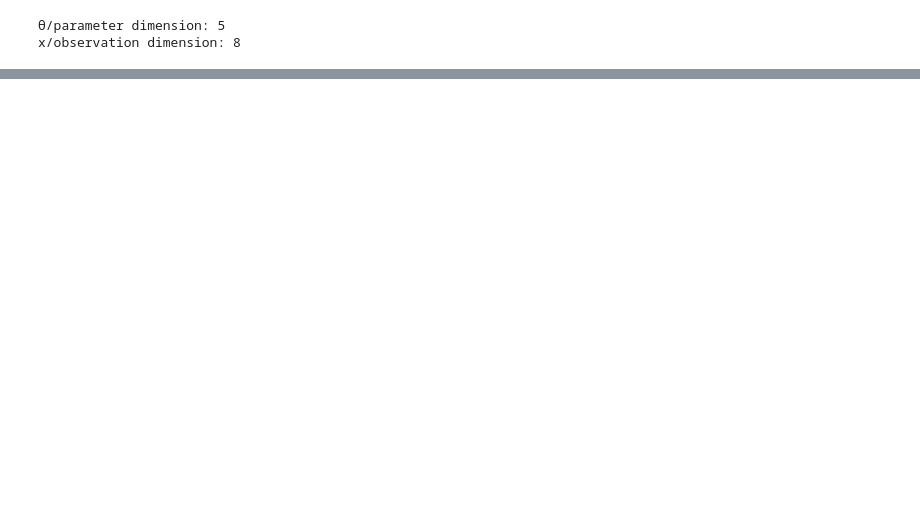
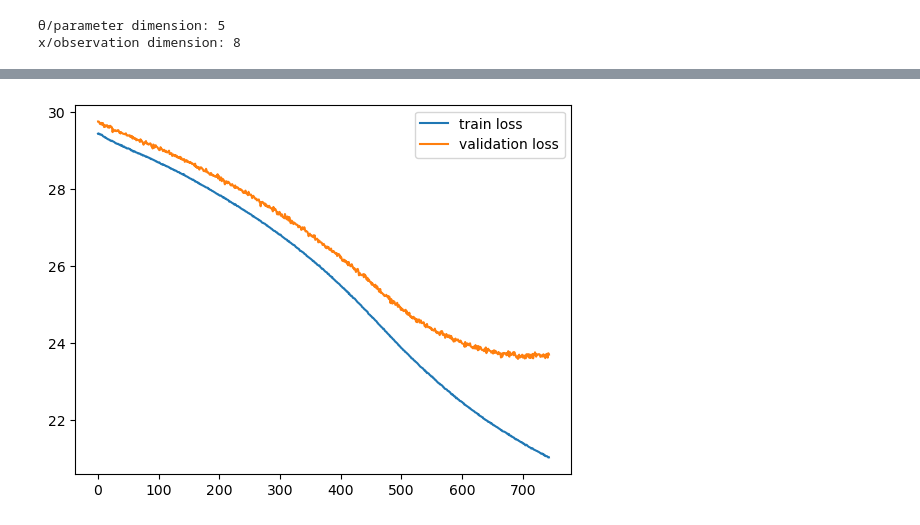
Before and after one commit to mackelab/sourcerer-sequential, a Jupyter notebook: notebooks/benchmark_sequential_oneshot_script-slcp.ipynb, the cells around one changed output, grey strips where cells are left out. Saved outputs shown, nothing was run; the diff lists cells and outputs as text; code cells hidden in the pictures; blank space fills up the shorter version.

```diff
--- a/notebooks/benchmark_sequential_oneshot_script-slcp.ipynb
+++ b/notebooks/benchmark_sequential_oneshot_script-slcp.ipynb
@@ -284,0 +1056,8 @@ init sampler source
+# %%
+start_idx=200
+plt.plot(train_losses[start_idx:], label=f"train loss")
+plt.plot(val_losses[start_idx:], label=f"validation loss")
+plt.legend()
+plt.show()
+# %% [output]
+[figure, added]
```
Also changed, not shown: parts of 28 cells of this notebook.
